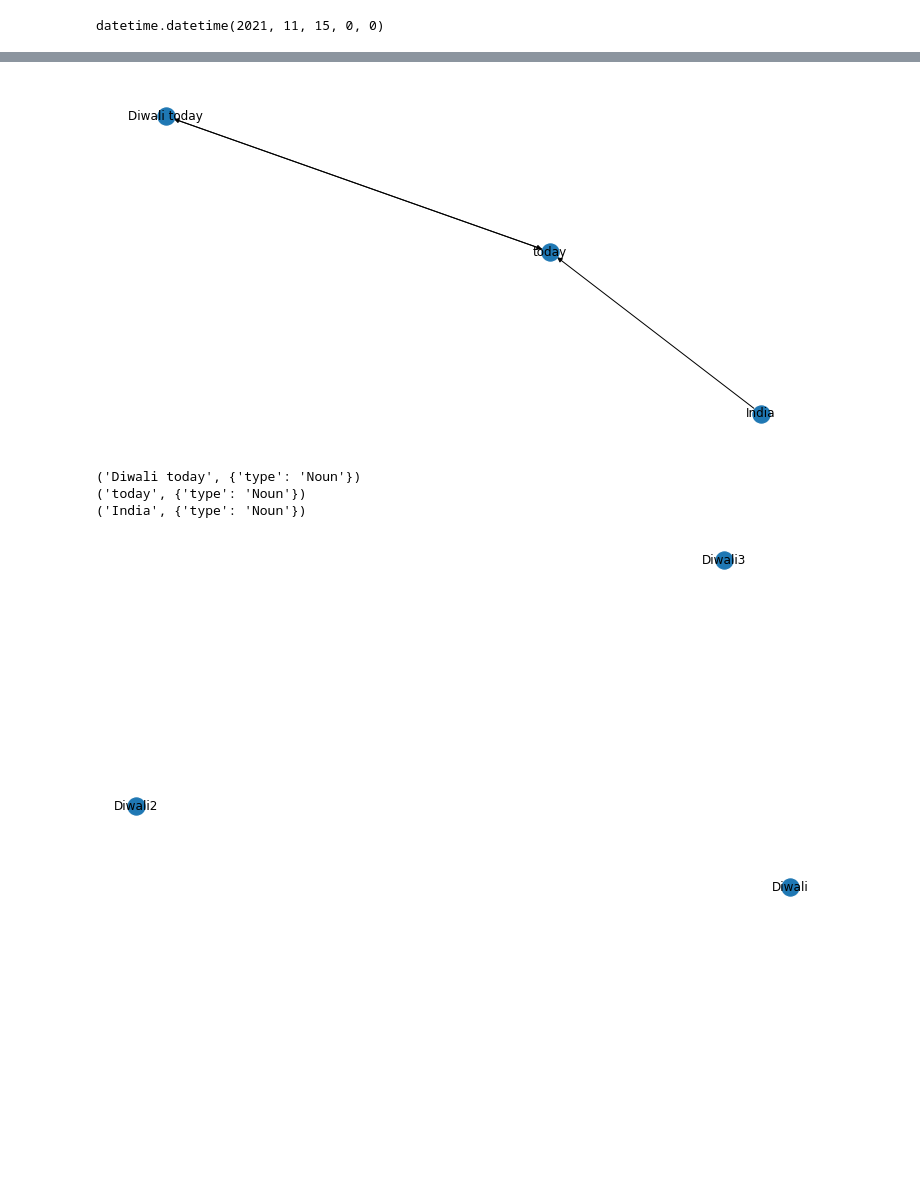
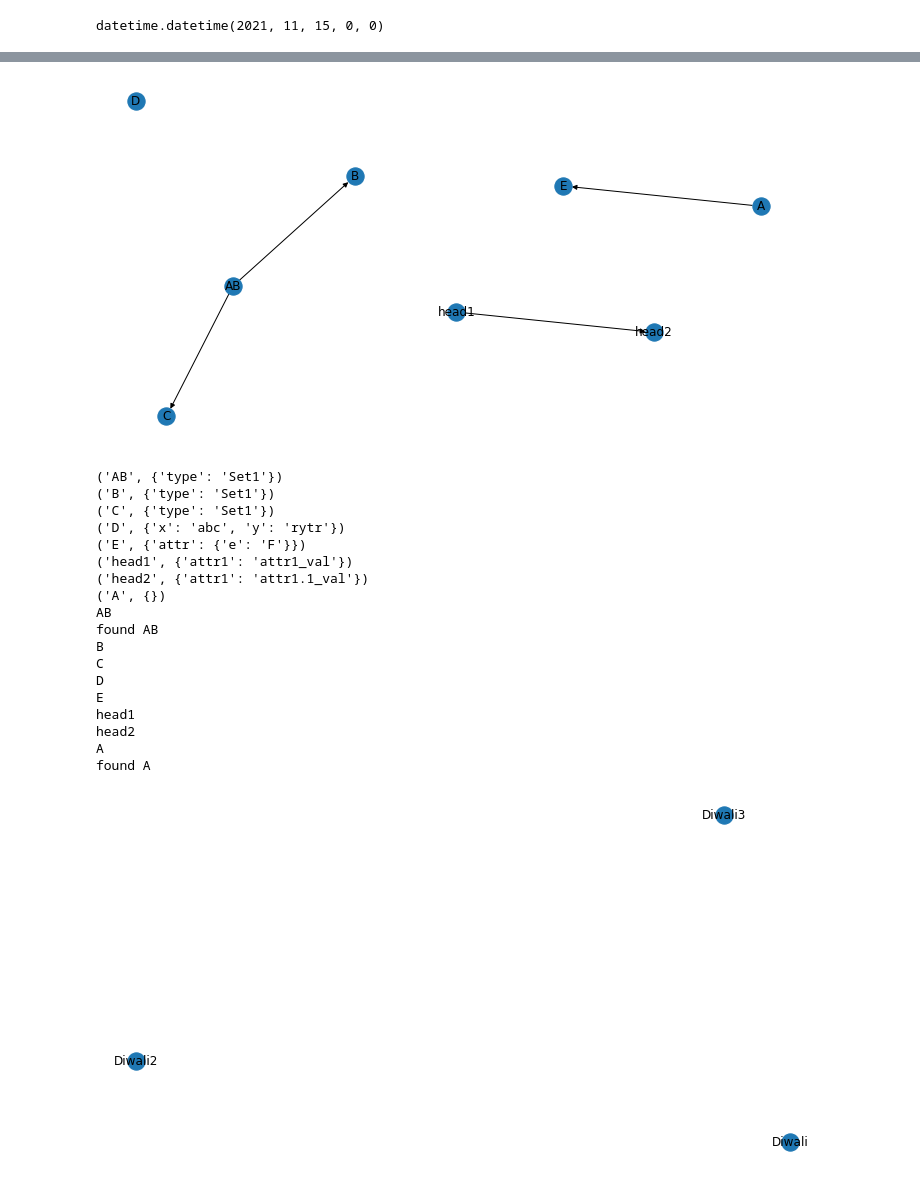
Before and after one commit to sdasanalytics/para2graph, a Jupyter notebook: playground_1.ipynb, the cells around one changed output, grey strips where cells are left out. Saved outputs shown, nothing was run; the diff lists cells and outputs as text; code cells hidden in the pictures; blank space fills up the shorter version.

```diff
--- a/playground_1.ipynb
+++ b/playground_1.ipynb
@@ -273,24 +315,59 @@ def plot_graph(G, title=None):
 
     plt.show()
     return
-# %%
-nouns = ["Diwali today","today","India"]
-G = nx.MultiDiGraph()
-G.add_nodes_from(nouns, type="Noun")
-G.add_edge("India","today",label="is")
-G.add_edge("Diwali today","today",label="within")
-G.add_edge("today","Diwali today",label="festival")
-plot_graph(G)
-for node in G.nodes(data=True):
-    print(node)
-
-if "Diwali" in G:
-    print("Found it")
-# %% [output]
-[figure, removed]
-('Diwali today', {'type': 'Noun'})
-('today', {'type': 'Noun'})
-('India', {'type': 'Noun'})
+# %%
+GRAPHML_PATH = "/Users/surjitdas/Downloads/nlu_processor/test.gexf"
+Set1 = ["AB","B","C"]
+G1 = nx.MultiDiGraph()
+G1.add_nodes_from(Set1, type="Set1")
+G1.add_edge("AB","B",label="is")
+G1.add_edge("AB","C",label="within")
+
+G2 = nx.MultiDiGraph()
+G2.add_node("D")
+G2.nodes["D"]["x"]="abc"
+G2.nodes["D"]["y"]="rytr"
+G2.add_node("E", attr={"e":"F"})
+
+
+G3 = nx.compose(G1, G2)
+head = ("head1", {"attr1":"attr1_val"})
+tail = ("head2", {"attr1":"attr1.1_val"})
+link = {"Label":"l1", "Type":"Hello"}
+
+G3.add_nodes_from([head, tail])
+G3.add_edges_from([(head[0], tail[0], link)])
+
+nx.write_gexf(G3, GRAPHML_PATH)
+
+plot_graph(G3)
+for node in G3.nodes(data=True):
+    print(node)
+
+for node_label in list(G3.nodes()):
+    print(node_label)
+    if "A" in node_label:
+        print(f"found {node_label}")
+# %% [output]
+[figure, added]
+('AB', {'type': 'Set1'})
+('B', {'type': 'Set1'})
+('C', {'type': 'Set1'})
+('D', {'x': 'abc', 'y': 'rytr'})
+('E', {'attr': {'e': 'F'}})
+('head1', {'attr1': 'attr1_val'})
+('head2', {'attr1': 'attr1.1_val'})
+('A', {})
+AB
+found AB
+B
+C
+D
+E
+head1
+head2
+A
+found A
 # %%
 nouns = [['Diwali', {'wd': {'festival': ['recurring event', 'event'], 'holiday': ['recurring event']}}],['Diwali2', {'wd': "a"}]]
 G = nx.Graph()
```
Also changed, not shown: parts of 10 cells of this notebook, 1 other file.
